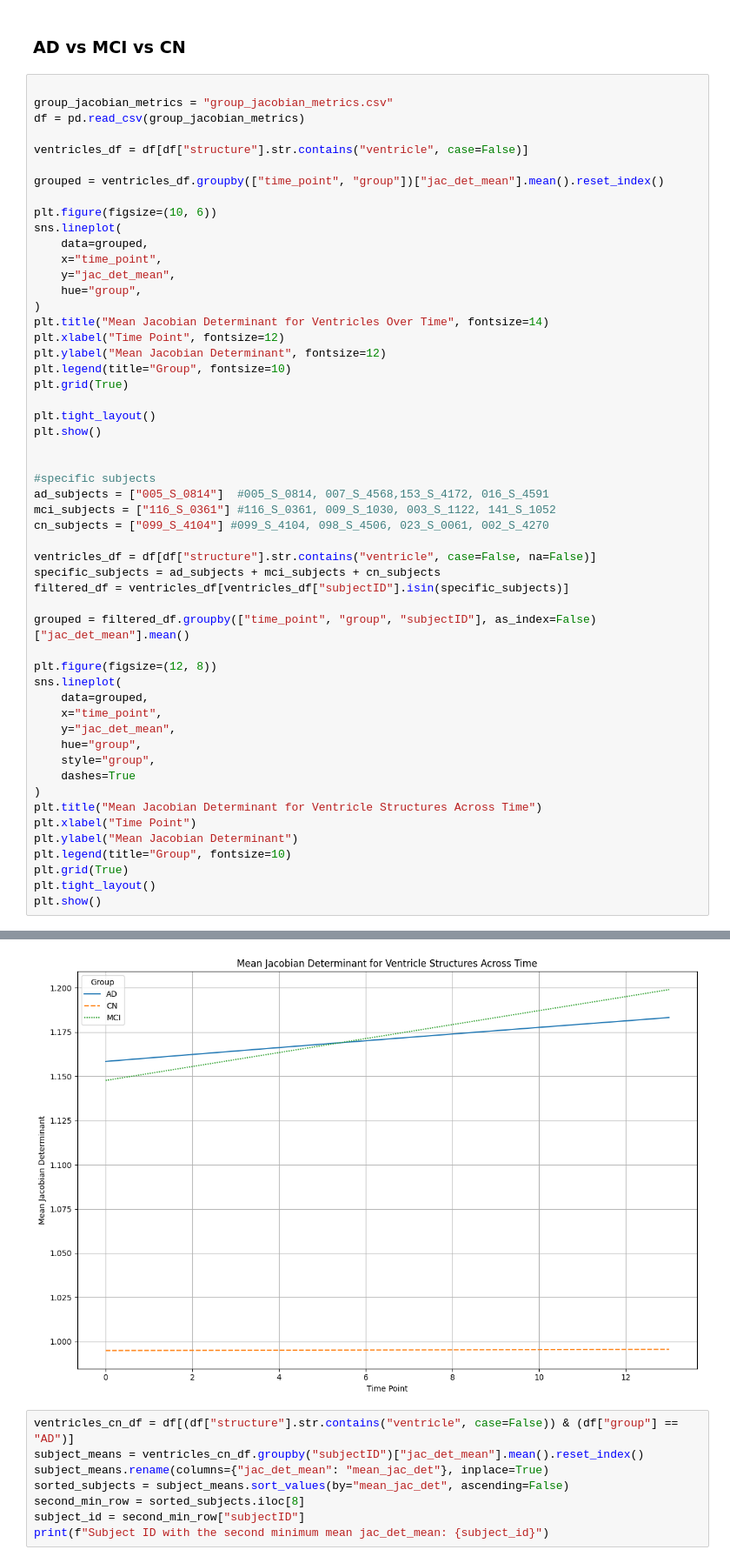
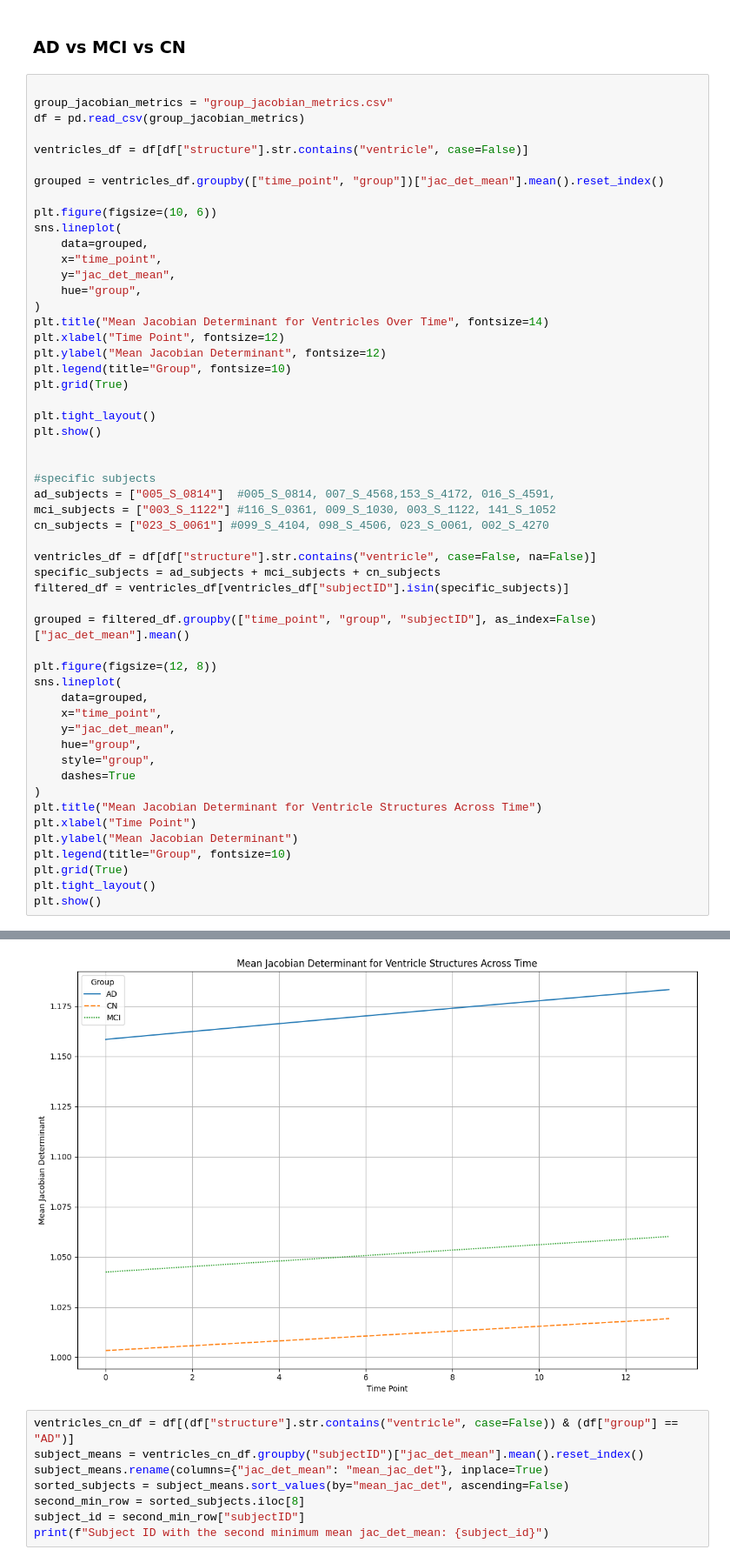
Before and after one commit to aisha-lawal/inrmorph, a Jupyter notebook: eval/script.ipynb, the cells around one changed output, grey strips where cells are left out. Shown at 87% size. Cells and saved outputs as stored; diff of their text form.

```diff
--- a/eval/script.ipynb
+++ b/eval/script.ipynb
@@ -90,37 +90,37 @@ plt.grid(True)
 plt.tight_layout()
 plt.show()
 
 
 #specific subjects
-ad_subjects = ["005_S_0814"]  #005_S_0814, 007_S_4568,153_S_4172, 016_S_4591
-mci_subjects = ["116_S_0361"] #116_S_0361, 009_S_1030, 003_S_1122, 141_S_1052
-cn_subjects = ["099_S_4104"] #099_S_4104, 098_S_4506, 023_S_0061, 002_S_4270
+ad_subjects = ["005_S_0814"]  #005_S_0814, 007_S_4568,153_S_4172, 016_S_4591,
+mci_subjects = ["003_S_1122"] #116_S_0361, 009_S_1030, 003_S_1122, 141_S_1052
+cn_subjects = ["023_S_0061"] #099_S_4104, 098_S_4506, 023_S_0061, 002_S_4270
 
 ventricles_df = df[df["structure"].str.contains("ventricle", case=False, na=False)]
 specific_subjects = ad_subjects + mci_subjects + cn_subjects
 filtered_df = ventricles_df[ventricles_df["subjectID"].isin(specific_subjects)]
 
 grouped = filtered_df.groupby(["time_point", "group", "subjectID"], as_index=False)["jac_det_mean"].mean()
 
 plt.figure(figsize=(12, 8))
 sns.lineplot(
     data=grouped,
     x="time_point",
     y="jac_det_mean",
     hue="group",
     style="group",
     dashes=True
 )
 plt.title("Mean Jacobian Determinant for Ventricle Structures Across Time")
 plt.xlabel("Time Point")
 plt.ylabel("Mean Jacobian Determinant")
 plt.legend(title="Group", fontsize=10)
 plt.grid(True)
 plt.tight_layout()
 plt.show()
 # %% [output]
 [figure]
-[figure, old version]
+[figure, new version]
 # %%
 ventricles_cn_df = df[(df["structure"].str.contains("ventricle", case=False)) & (df["group"] == "AD")]
 subject_means = ventricles_cn_df.groupby("subjectID")["jac_det_mean"].mean().reset_index()
```
Also changed, not shown: 4 other files.
